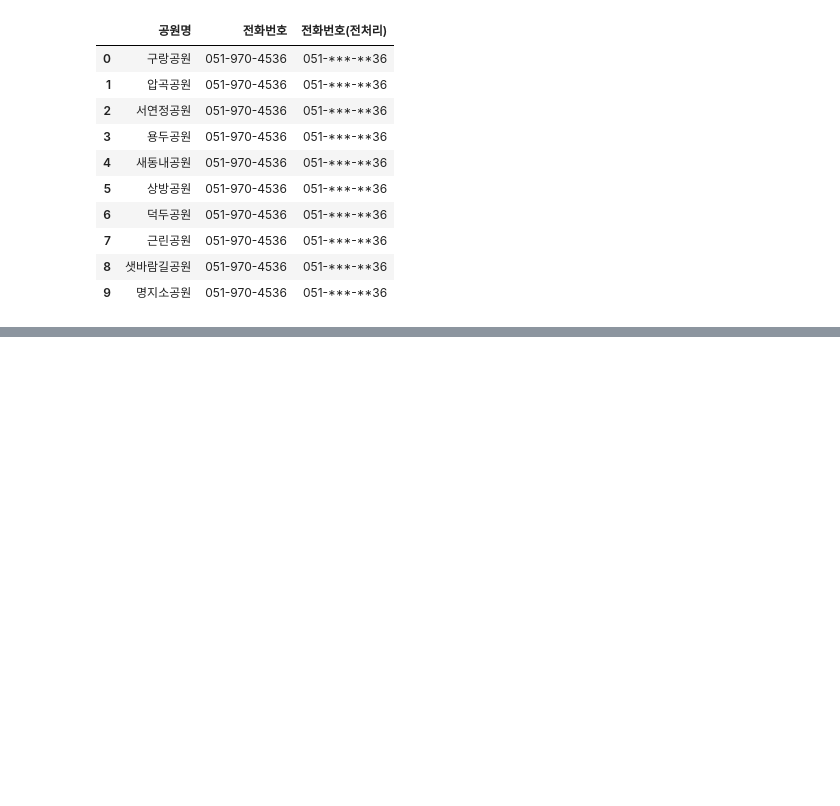
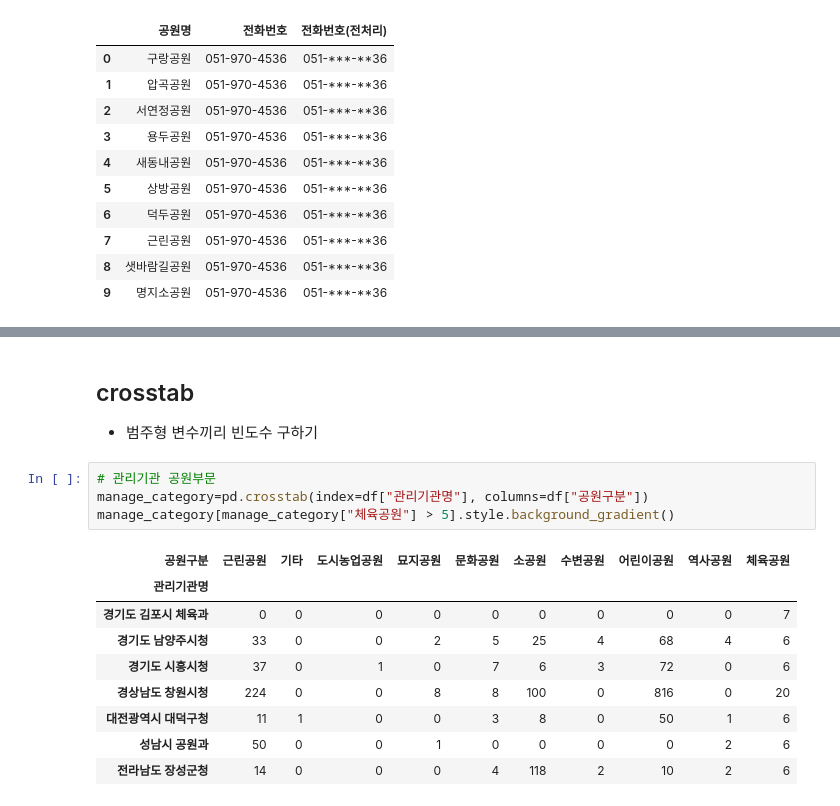
Before and after one commit to pmj3590/inflearn_opendata, a Jupyter notebook: park.ipynb, the cells around one changed output, grey strips where cells are left out. Saved outputs shown, nothing was run; the diff lists cells and outputs as text; blank space fills up the shorter version.

```diff
--- a/park.ipynb
+++ b/park.ipynb
@@ -796,0 +913,17 @@ df[["공원명", "전화번호", "전화번호(전처리)"]].head(10)
+# %% [markdown]
+## crosstab
+* 범주형 변수끼리 빈도수 구하기
+# %%
+# 관리기관 공원부문
+manage_category=pd.crosstab(index=df["관리기관명"], columns=df["공원구분"])
+manage_category[manage_category["체육공원"] > 5].style.background_gradient()
+# %% [output]
+| 공원구분 | 근린공원 | 기타 | 도시농업공원 | 묘지공원 | 문화공원 | 소공원 | 수변공원 | 어린이공원 | 역사공원 | 체육공원 |
+| 관리기관명 |  |  |  |  |  |  |  |  |  |  |
+| 경기도 김포시 체육과 | 0 | 0 | 0 | 0 | 0 | 0 | 0 | 0 | 0 | 7 |
+| 경기도 남양주시청 | 33 | 0 | 0 | 2 | 5 | 25 | 4 | 68 | 4 | 6 |
+| 경기도 시흥시청 | 37 | 0 | 1 | 0 | 7 | 6 | 3 | 72 | 0 | 6 |
+| 경상남도 창원시청 | 224 | 0 | 0 | 8 | 8 | 100 | 0 | 816 | 0 | 20 |
+| 대전광역시 대덕구청 | 11 | 1 | 0 | 0 | 3 | 8 | 0 | 50 | 1 | 6 |
+| 성남시 공원과 | 50 | 0 | 0 | 1 | 0 | 0 | 0 | 0 | 2 | 6 |
+| 전라남도 장성군청 | 14 | 0 | 0 | 0 | 4 | 118 | 2 | 10 | 2 | 6 |
```
Also changed, not shown: parts of 25 cells of this notebook.
